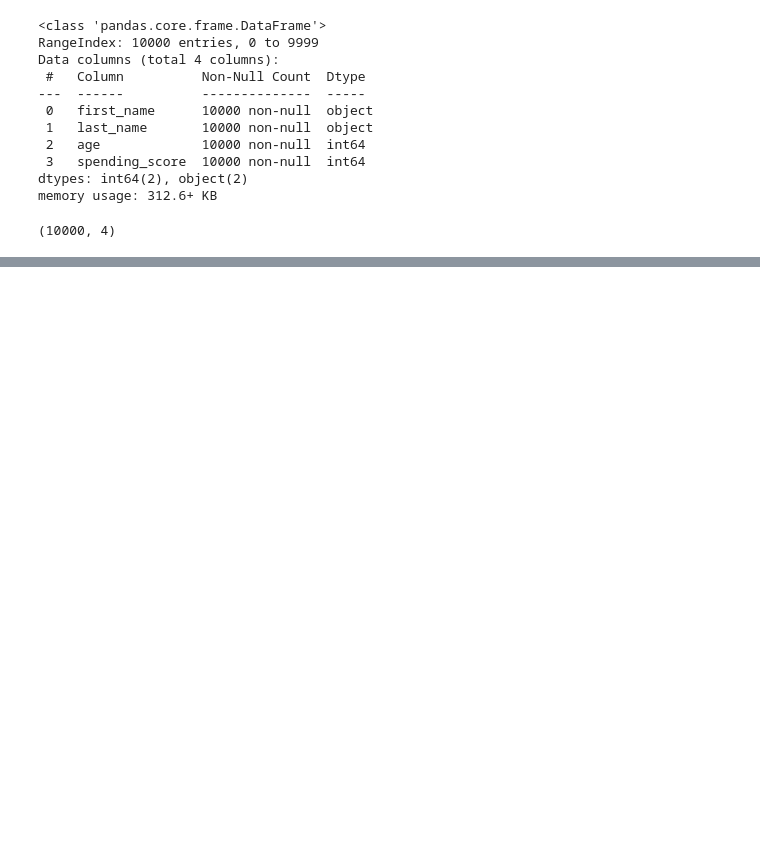
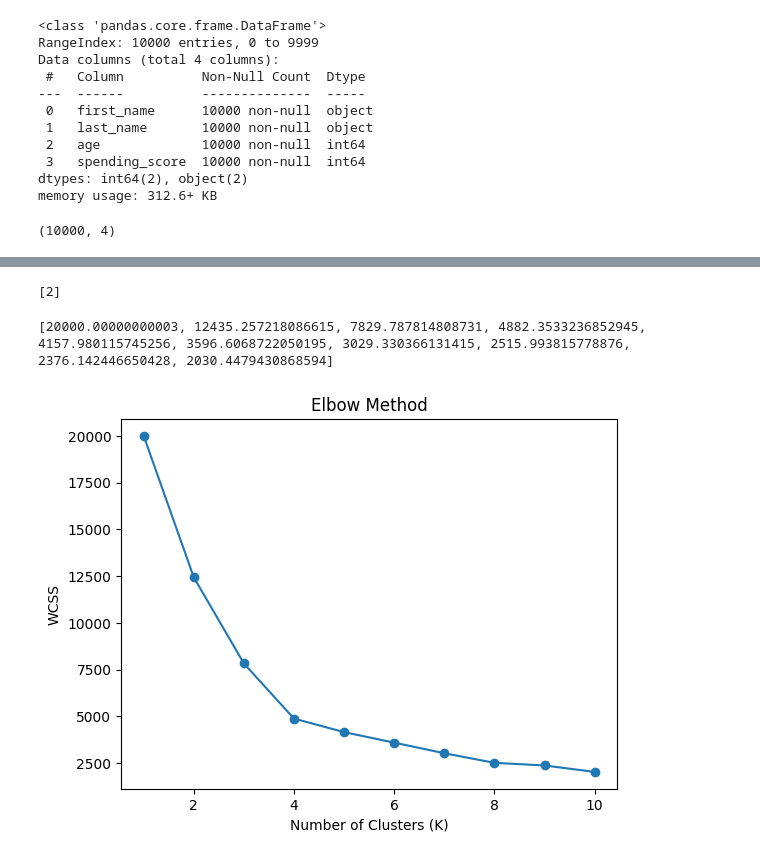
Before and after one commit to narayani2327/MachineLearning, a Jupyter notebook: KMeans.ipynb, the cells around one changed output, grey strips where cells are left out. Cells and saved outputs as stored; diff of their text form; code cells hidden in the pictures; blank space fills up the shorter version.

Commit message:
KMEANS for basics and spotify

```diff
--- a/KMeans.ipynb
+++ b/KMeans.ipynb
@@ -24,6 +24,8 @@ Data columns (total 4 columns):
 dtypes: int64(2), object(2)
 memory usage: 312.6+ KB
 (10000, 4)
+# %%
+df= df.drop(['first_name','last_name'], axis=1)
 # %%
 scaler = StandardScaler()
 X_scaled = scaler.fit_transform(df)
@@ -58,3 +94,32 @@ print(df['cluster'].value_counts())
 # %%
-new_customer = [[69,61]]
-print(kmeans.predict(new_customer))
+cluster_mapping = {
+    0: "Old Low Income",
+    1: "Old High Income",
+    2: "Young Low Income",
+    3: "Young High Income"
+}
+new_customer = [[15,10]]
+new_customer_slaced = scaler.transform(new_customer)
+print(kmeans.predict(new_customer_slaced))
+# %% [output]
+[2]
+# %%
+#elbow method to find optimal number of clusters - the number is where the WCSS / line starts to diminish
+wcss = [] # within cluster sum of squares
+
+for k in range(1, 11):
+    kmeans = KMeans(n_clusters=k, random_state=42)
+    kmeans.fit(X_scaled)
+    wcss.append(kmeans.inertia_)
+print(wcss)
+# %% [output]
+[20000.00000000003, 12435.257218086615, 7829.787814808731, 4882.3533236852945, 4157.980115745256, 3596.6068722050195, 3029.330366131415, 2515.993815778876, 2376.142446650428, 2030.4479430868594]
+# %%
+
+plt.plot(range(1, 11), wcss, marker='o')
+plt.xlabel("Number of Clusters (K)")
+plt.ylabel("WCSS")
+plt.title("Elbow Method")
+plt.show()
+# %% [output]
+[figure, added]
```
Also changed, not shown: parts of 8 cells of this notebook, 2 other files.
